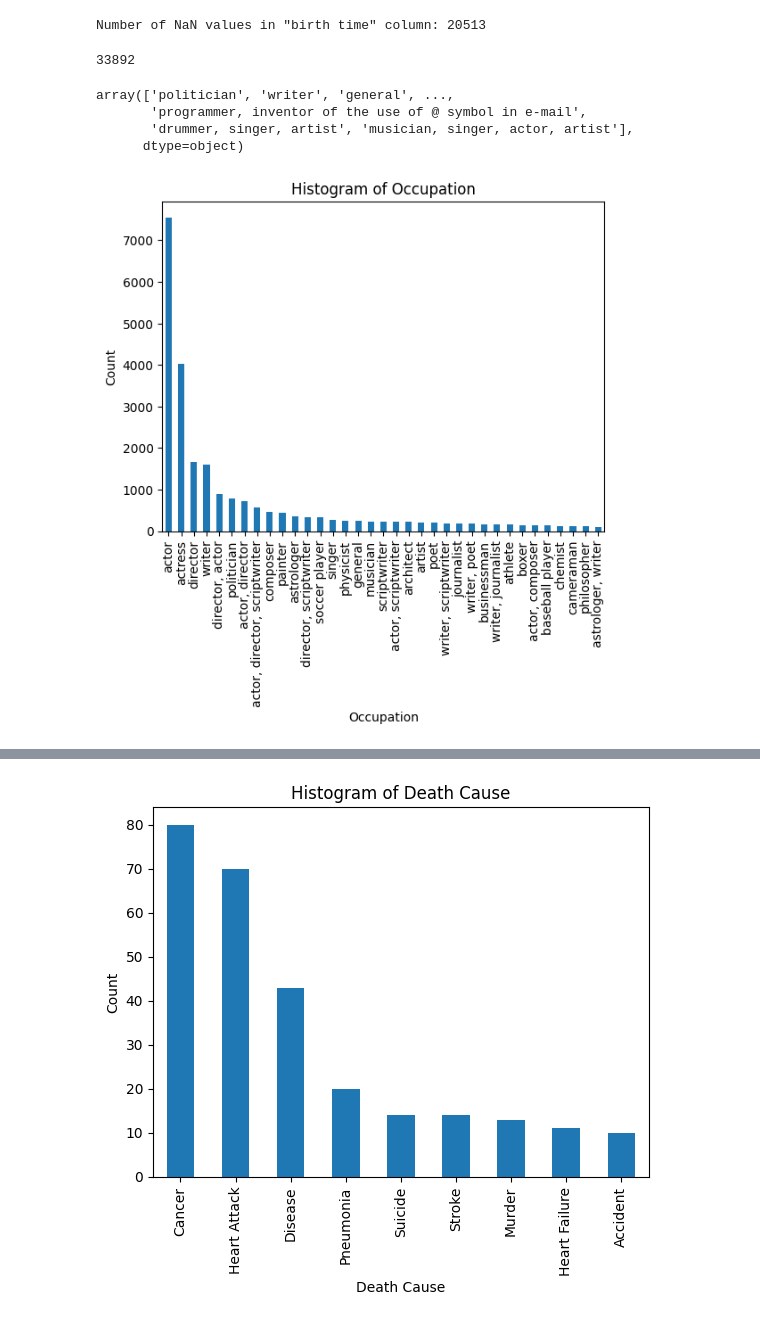
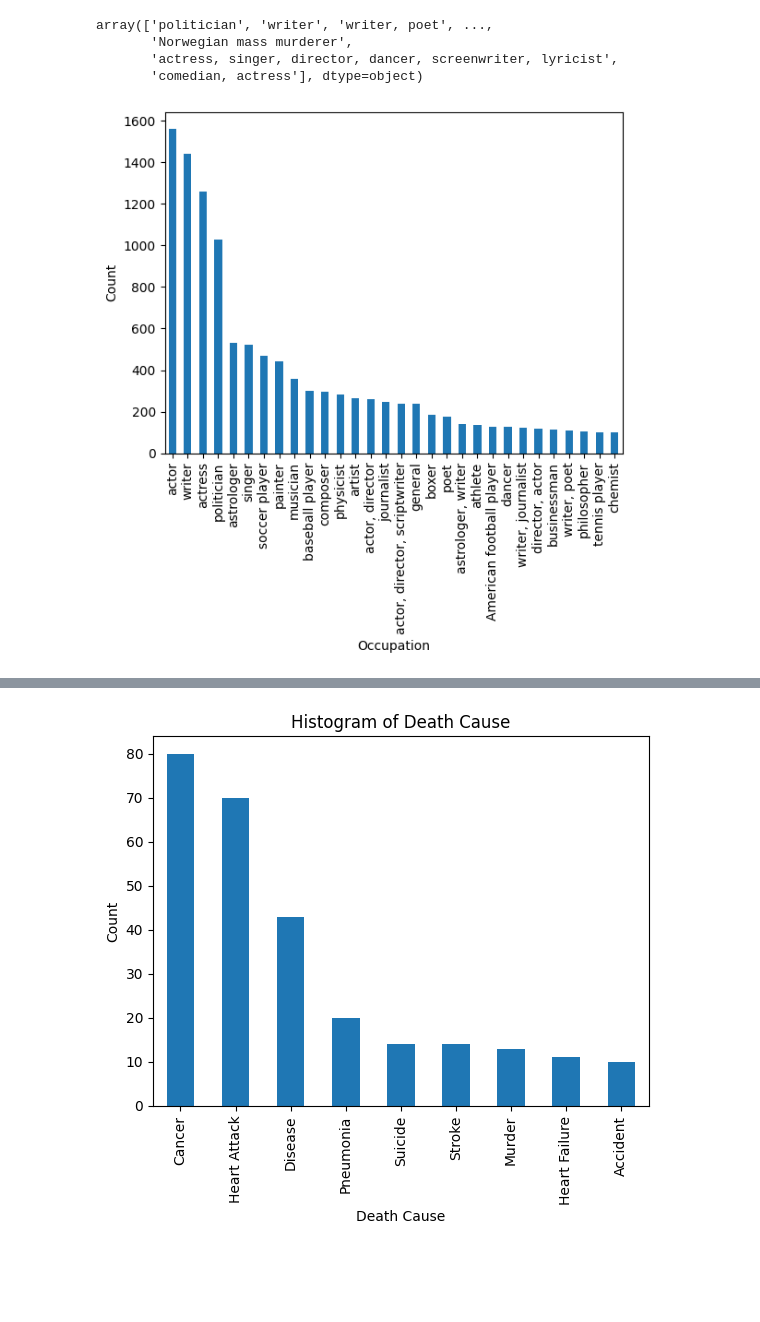
Before and after one commit to ryonmckay/astro_ml, a Jupyter notebook: notebooks/preprocess.ipynb, the cells around one changed output, grey strips where cells are left out. Saved outputs shown, nothing was run; the diff lists cells and outputs as text; code cells hidden in the pictures; blank space fills up the shorter version.

```diff
--- a/notebooks/preprocess.ipynb
+++ b/notebooks/preprocess.ipynb
@@ -4,7 +4,7 @@ import json
 
 dfs = []
 
-for i in range(1, 39):
+for i in range(1, 41):
     url = f"../data/people/people_{i}0.json"
     with open(url, 'r') as f:
         data = json.load(f)
@@ -77,34 +56,24 @@ array(['1816', '1796', '1770', '1834', '1821', '1823', '1838', '1793',
-# %%
-count = df['birth_time'].isna().sum()
-print('Number of NaN values in "birth time" column:', count)
-# %% [output]
-Number of NaN values in "birth time" column: 20513
-# %%
-len(df)
-# %% [output]
-33892
 # %%
 df["occupation"].unique()
 # %% [output]
-array(['politician', 'writer', 'general', ...,
-       'programmer, inventor of the use of @ symbol in e-mail',
-       'drummer, singer, artist', 'musician, singer, actor, artist'],
-      dtype=object)
+array(['politician', 'writer', 'writer, poet', ...,
+       'Norwegian mass murderer',
+       'actress, singer, director, dancer, screenwriter, lyricist',
+       'comedian, actress'], dtype=object)
 # %%
 counts = df['occupation'].value_counts()
 
 # Filter the results to exclude occupations with less than 10 counts
 counts = counts[counts >= 100]
 
 # Create a bar chart of the remaining occupations
 counts.plot(kind='bar')
 
 # Set axis labels and title
 plt.xlabel('Occupation')
 plt.ylabel('Count')
-plt.title('Histogram of Occupation')
 
 # Show the plot
 plt.show()
 # %% [output]
-[figure, old version]
+[figure, new version]
```
Also changed, not shown: parts of 12 cells of this notebook, 8 other files.
